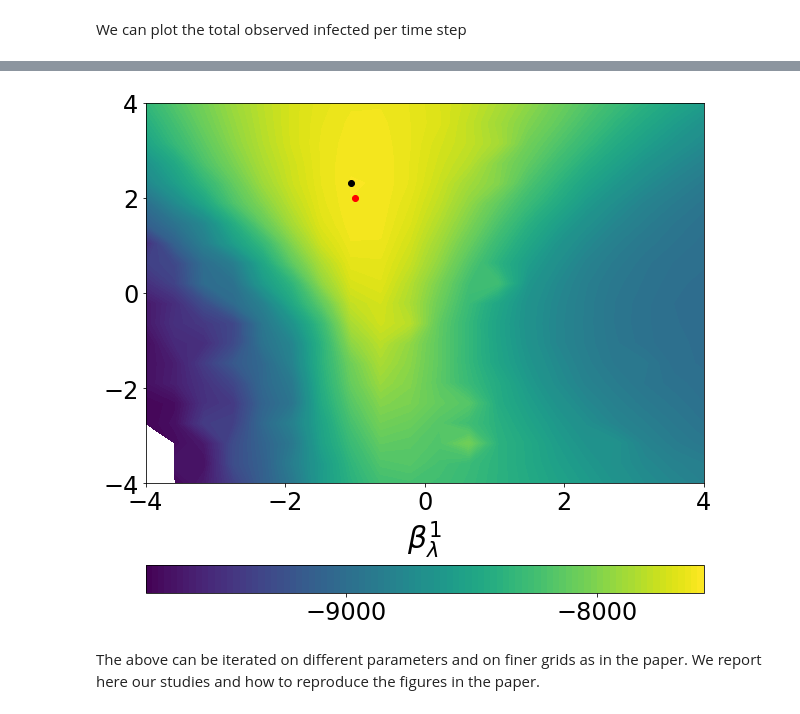
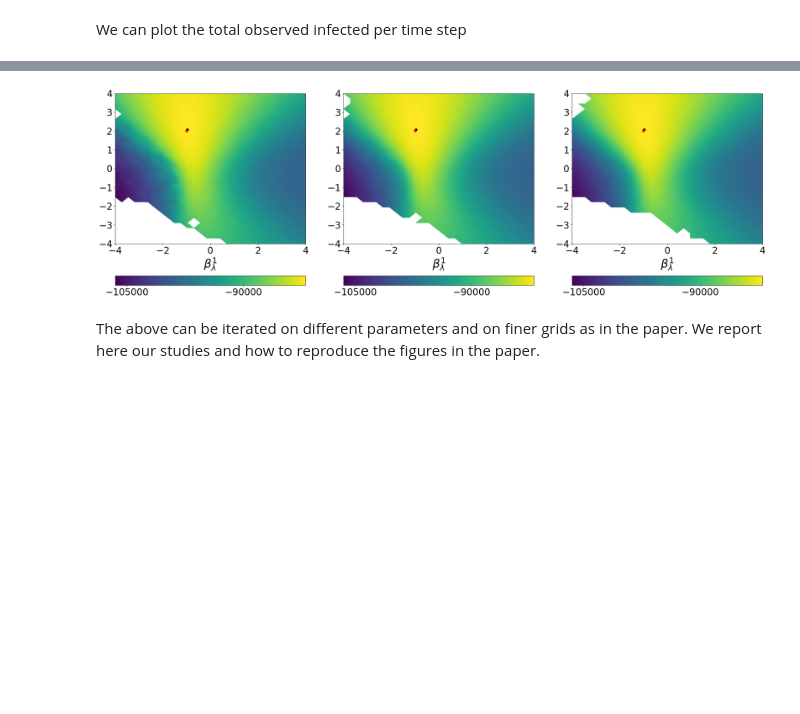
Before and after one commit to LorenzoRimella/SimBa-CL, a Jupyter notebook: tutorial_parameters_grid.ipynb, the cells around one changed output, grey strips where cells are left out. Drawn from its saved outputs; the diff is of its cells as text; code cells hidden in the pictures; blank space fills up the shorter version.

```diff
--- a/tutorial_parameters_grid.ipynb
+++ b/tutorial_parameters_grid.ipynb
@@ -157,30 +286,32 @@ for i in range(grid_resolution):
-# %%
-grid_resolution = 20
-beta_lambda_1 = np.linspace(-4, 4, grid_resolution)
-beta_lambda_2 = np.linspace(-4, 4, grid_resolution)
-beta_lambda_1_grid, beta_lambda_2_grid = np.meshgrid(beta_lambda_1, beta_lambda_2, indexing = "ij")
-
-beta_lambda  = np.array([-1, +2])
-
-log_likelihood_experiments_approx_grid_beta_lambda = log_likelihood_approx_beta_lambda
 # %%
 import matplotlib.ticker as ticker
 # %%
-fig, ax = plt.subplots(nrows=1, ncols =1, figsize=(10, 10))
+fig, ax = plt.subplots(nrows=1, ncols =3, figsize=(30, 10))
 
-contour2 = ax.contourf(beta_lambda_1_grid, beta_lambda_2_grid, log_likelihood_experiments_approx_grid_beta_lambda, levels=100)
-i,j = np.where((log_likelihood_experiments_approx_grid_beta_lambda == np.nanmax(log_likelihood_experiments_approx_grid_beta_lambda)))
-i,j = i[0],j[0]
-ax.scatter([beta_lambda_1_grid[i,j]], [beta_lambda_2_grid[i,j]], color = "black")
-ax.scatter([beta_lambda[0]], [beta_lambda[1]], color = "red")
-# ax[1].set_title("Coupled")
-ax.set_xlabel(r"$\beta_{\lambda}^{1}$")
+for p in range(3):
 
-cbar = plt.colorbar(contour2, ax = ax, orientation='horizontal')
-cbar.locator = ticker.MaxNLocator(nbins=2)  # Show only 2 ticks
-cbar.update_ticks()
+	grid_resolution = 30
+	beta_lambda_1 = np.linspace(-4, 4, grid_resolution)
+	beta_lambda_2 = np.linspace(-4, 4, grid_resolution)
+	beta_lambda_1_grid, beta_lambda_2_grid = np.meshgrid(beta_lambda_1, beta_lambda_2, indexing = "ij")
+
+	beta_lambda  = np.array([-1, +2])
+
+	log_likelihood_experiments_approx_grid_beta_lambda = log_likelihood_grid_dict["P="+str(p)]
+
+	contour2 = ax[p].contourf(beta_lambda_1_grid, beta_lambda_2_grid, log_likelihood_experiments_approx_grid_beta_lambda, levels=100)
+	i,j = np.where((log_likelihood_experiments_approx_grid_beta_lambda == np.nanmax(log_likelihood_experiments_approx_grid_beta_lambda)))
+	i,j = i[0],j[0]
+	ax[p].scatter([beta_lambda_1_grid[i,j]], [beta_lambda_2_grid[i,j]], color = "black")
+	ax[p].scatter([beta_lambda[0]], [beta_lambda[1]], color = "red")
+	# ax[p][1].set_title("Coupled")
+	ax[p].set_xlabel(r"$\beta_{\lambda}^{1}$")
+
+	cbar = plt.colorbar(contour2, ax = ax[p], orientation='horizontal')
+	cbar.locator = ticker.MaxNLocator(nbins=2)  # Show only 2 ticks
+	cbar.update_ticks()
 # %% [output]
-[figure, old version]
+[figure, new version]
 # %% [markdown]
 The above can be iterated on different parameters and on finer grids as in the paper. We report here our studies and how to reproduce the figures in the paper.
 # %% [markdown]
```
Also changed, not shown: parts of 10 cells of this notebook, 32 other files.
